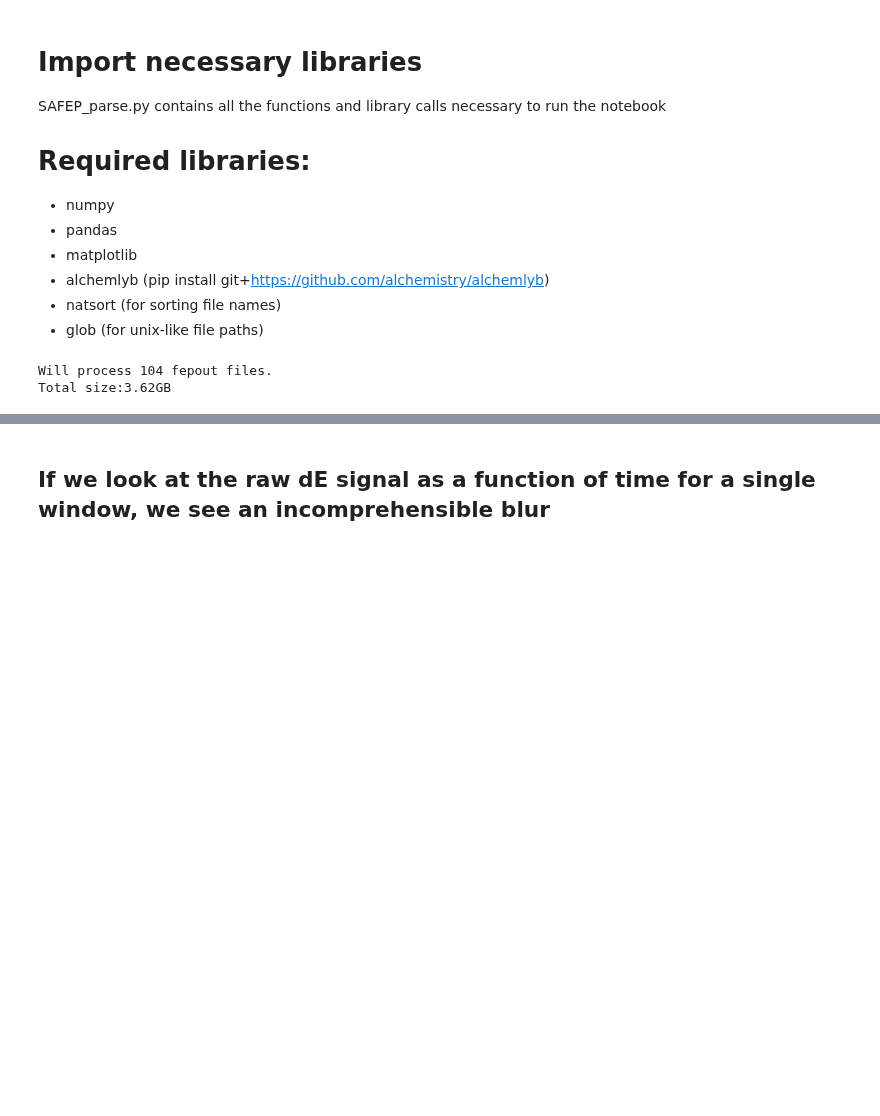
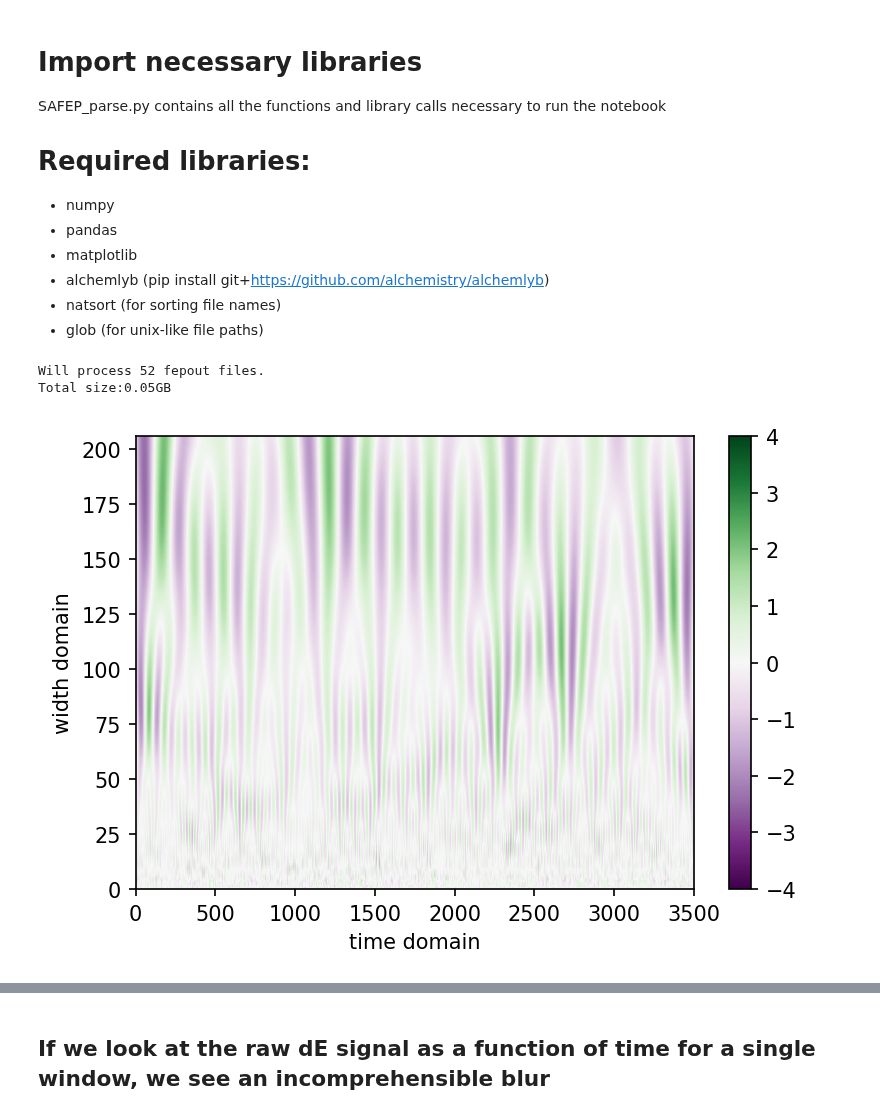
Before and after one commit to BranniganLab/safep, a Jupyter notebook: FFT_dE_workInProgress.ipynb, the cells around one changed output, grey strips where cells are left out. Drawn from its saved outputs; the diff is of its cells as text; code cells hidden in the pictures; blank space fills up the shorter version.

```diff
--- a/FFT_dE_workInProgress.ipynb
+++ b/FFT_dE_workInProgress.ipynb
@@ -14,7 +14,7 @@ plt.rcParams['figure.dpi'] = 150
 # %%
 import os
 # %%
-path='../../LatestFEPOUT/'
+path='../ELIC_Analysis/PCPG31/POCE_1/'
 filename='*.fep*'
 fepoutFiles = glob(path+filename)
 temperature = 300
@@ -24,8 +24,8 @@ for file in fepoutFiles:
     totalSize += os.path.getsize(file)
 print(f"Will process {len(fepoutFiles)} fepout files.\nTotal size:{np.round(totalSize/10**9, 2)}GB")
 # %% [output]
-Will process 104 fepout files.
-Total size:3.62GB
+Will process 52 fepout files.
+Total size:0.05GB
 # %%
 file = fepoutFiles[0]
 df = readFEPOUT(file)
@@ -33,0 +68,16 @@ dcorr = pd.read_pickle(path+"decorrelated_dE000.pkl")
+# %%
+from scipy import signal
+import matplotlib.pyplot as plt
+
+fig, ax= plt.subplots(1)
+t = df.step[df.up]
+sig  = df.dE[df.up]
+
+widths = np.arange(2, blockSize)
+cwtmatr = signal.cwt(sig, signal.morlet2, widths)
+plt.pcolormesh(cwtmatr.real, cmap='PRGn', vmin=-4, vmax=4)
+ax.set(ylabel='width domain', xlabel='time domain')
+plt.colorbar()
+plt.show()
+# %% [output]
+[figure, added]
```
Also changed, not shown: parts of 5 cells of this notebook.
